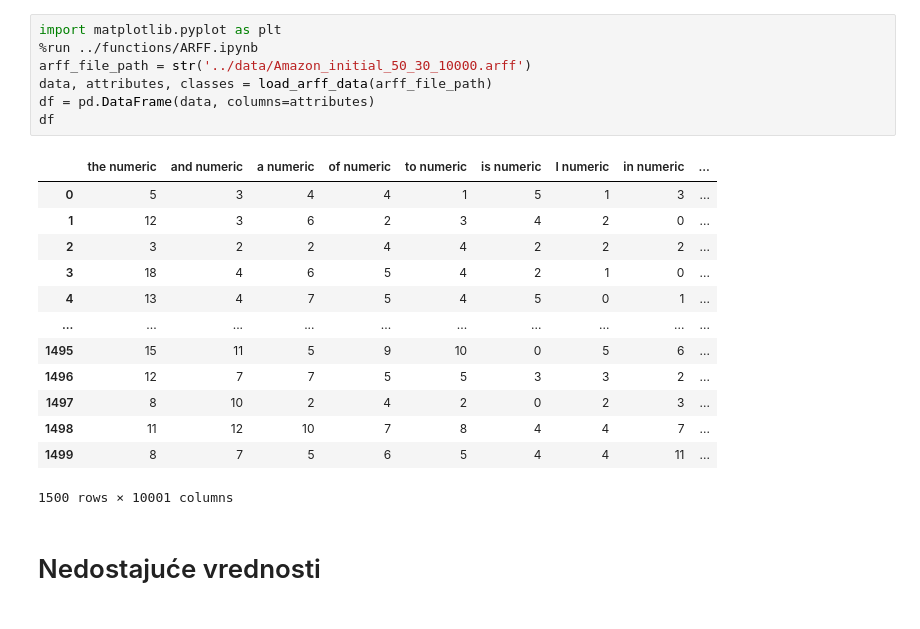
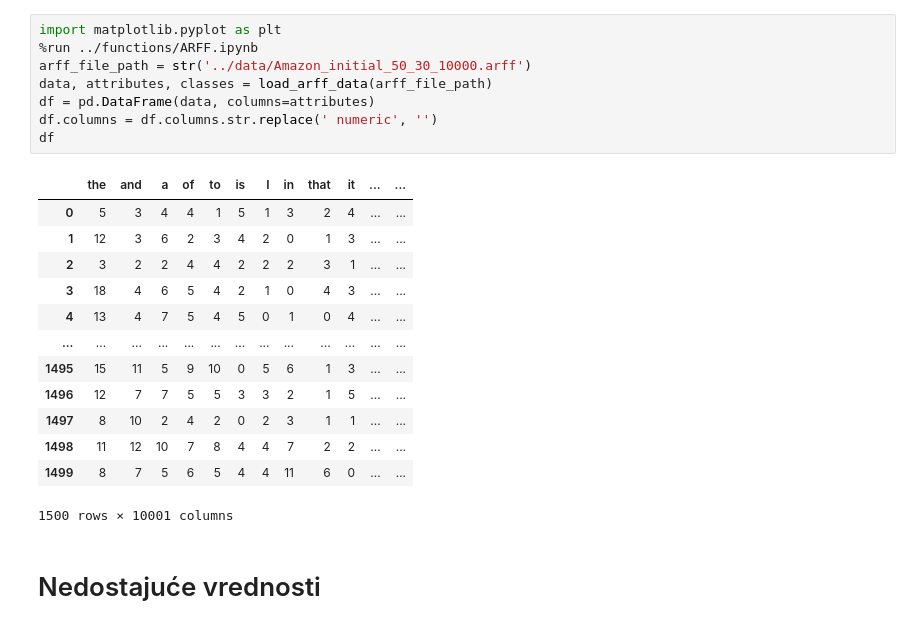
Before and after one commit to MATF-istrazivanje-podataka-1/2023_Data_Mining_Amazon_reviews_Dataset, a Jupyter notebook: preprocessing/preprocessing.ipynb, the cells around one changed output. Saved outputs shown, nothing was run; the diff lists cells and outputs as text.

```diff
--- a/preprocessing/preprocessing.ipynb
+++ b/preprocessing/preprocessing.ipynb
@@ -1,23 +1,24 @@
 # %%
 import matplotlib.pyplot as plt
 %run ../functions/ARFF.ipynb
 arff_file_path = str('../data/Amazon_initial_50_30_10000.arff')
 data, attributes, classes = load_arff_data(arff_file_path)
 df = pd.DataFrame(data, columns=attributes)
+df.columns = df.columns.str.replace(' numeric', '')
 df
 # %% [output]
-|  | the numeric | and numeric | a numeric | of numeric | to numeric | is numeric | I numeric | in numeric | ... |
-| 0 | 5 | 3 | 4 | 4 | 1 | 5 | 1 | 3 | ... |
-| 1 | 12 | 3 | 6 | 2 | 3 | 4 | 2 | 0 | ... |
-| 2 | 3 | 2 | 2 | 4 | 4 | 2 | 2 | 2 | ... |
-| 3 | 18 | 4 | 6 | 5 | 4 | 2 | 1 | 0 | ... |
-| 4 | 13 | 4 | 7 | 5 | 4 | 5 | 0 | 1 | ... |
-| ... | ... | ... | ... | ... | ... | ... | ... | ... | ... |
-| 1495 | 15 | 11 | 5 | 9 | 10 | 0 | 5 | 6 | ... |
-| 1496 | 12 | 7 | 7 | 5 | 5 | 3 | 3 | 2 | ... |
-| 1497 | 8 | 10 | 2 | 4 | 2 | 0 | 2 | 3 | ... |
-| 1498 | 11 | 12 | 10 | 7 | 8 | 4 | 4 | 7 | ... |
-| 1499 | 8 | 7 | 5 | 6 | 5 | 4 | 4 | 11 | ... |
+|  | the | and | a | of | to | is | I | in | that | it | ... | ... |
+| 0 | 5 | 3 | 4 | 4 | 1 | 5 | 1 | 3 | 2 | 4 | ... | ... |
+| 1 | 12 | 3 | 6 | 2 | 3 | 4 | 2 | 0 | 1 | 3 | ... | ... |
+| 2 | 3 | 2 | 2 | 4 | 4 | 2 | 2 | 2 | 3 | 1 | ... | ... |
+| 3 | 18 | 4 | 6 | 5 | 4 | 2 | 1 | 0 | 4 | 3 | ... | ... |
+| 4 | 13 | 4 | 7 | 5 | 4 | 5 | 0 | 1 | 0 | 4 | ... | ... |
+| ... | ... | ... | ... | ... | ... | ... | ... | ... | ... | ... | ... | ... |
+| 1495 | 15 | 11 | 5 | 9 | 10 | 0 | 5 | 6 | 1 | 3 | ... | ... |
+| 1496 | 12 | 7 | 7 | 5 | 5 | 3 | 3 | 2 | 1 | 5 | ... | ... |
+| 1497 | 8 | 10 | 2 | 4 | 2 | 0 | 2 | 3 | 1 | 1 | ... | ... |
+| 1498 | 11 | 12 | 10 | 7 | 8 | 4 | 4 | 7 | 2 | 2 | ... | ... |
+| 1499 | 8 | 7 | 5 | 6 | 5 | 4 | 4 | 11 | 6 | 0 | ... | ... |
 1500 rows × 10001 columns
 # %% [markdown]
 # Nedostajuće vrednosti
```
Also changed, not shown: parts of 5 cells of this notebook, 12 other files.
